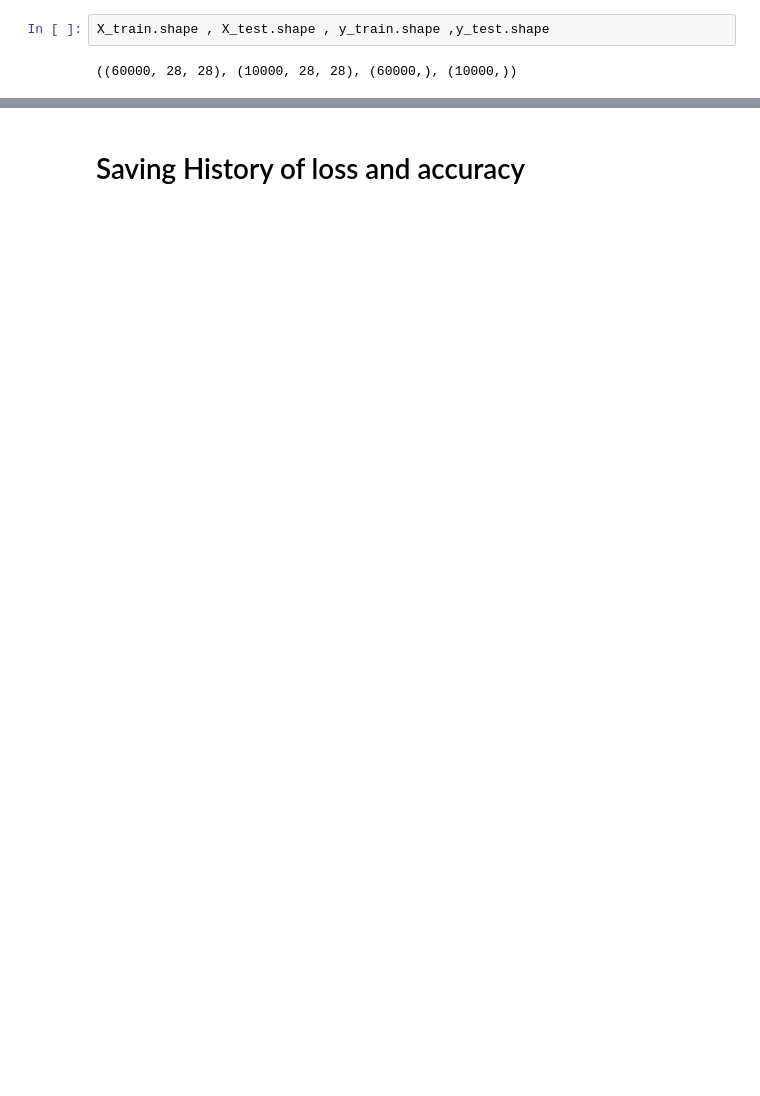
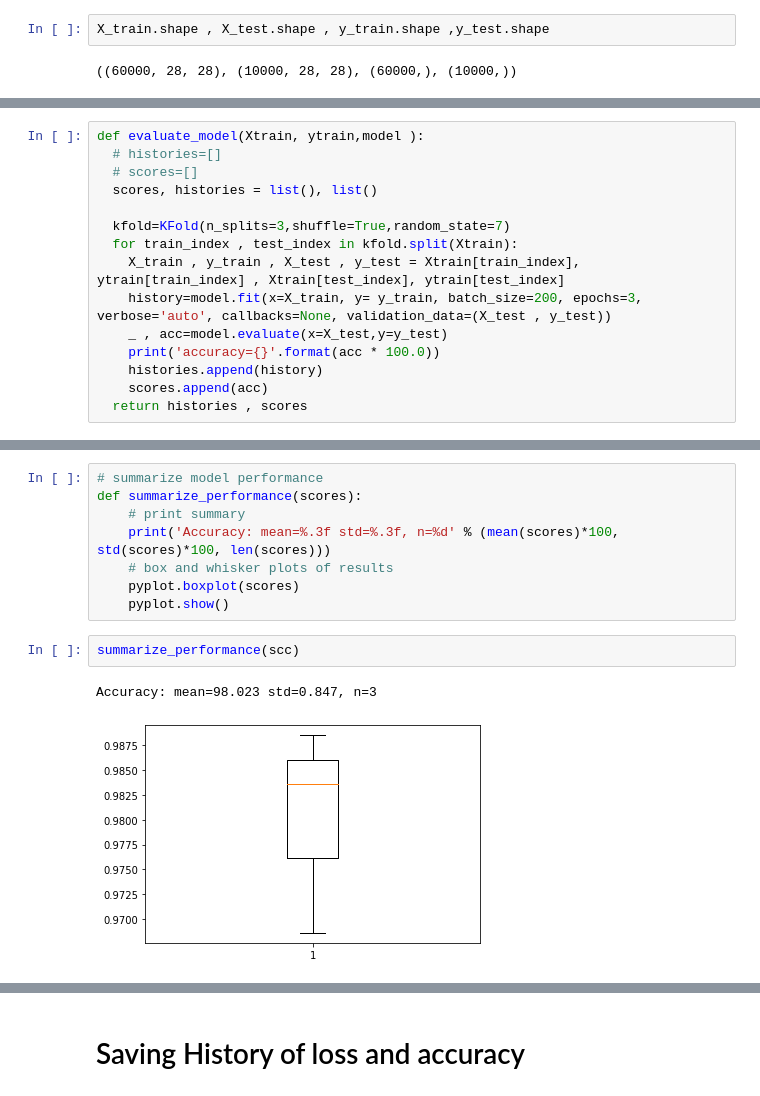
Before and after one commit to rohailkhan/Aj_Deep-Learning-with-Python, a Jupyter notebook: 10_Image_classification_of_hand_written_digits_without_CNN.ipynb, the cells around one changed output, grey strips where cells are left out. Saved outputs shown, nothing was run; the diff lists cells and outputs as text; blank space fills up the shorter version.

```diff
--- a/10_Image_classification_of_hand_written_digits_without_CNN.ipynb
+++ b/10_Image_classification_of_hand_written_digits_without_CNN.ipynb
@@ -63,0 +73,15 @@ model.compile(optimizer='adam',
+# %%
+def evaluate_model(Xtrain, ytrain,model ):
+  # histories=[]
+  # scores=[]
+  scores, histories = list(), list()
+
+  kfold=KFold(n_splits=3,shuffle=True,random_state=7)
+  for train_index , test_index in kfold.split(Xtrain):
+    X_train , y_train , X_test , y_test = Xtrain[train_index], ytrain[train_index] , Xtrain[test_index], ytrain[test_index]
+    history=model.fit(x=X_train, y= y_train, batch_size=200, epochs=3, verbose='auto', callbacks=None, validation_data=(X_test , y_test))
+    _ , acc=model.evaluate(x=X_test,y=y_test)
+    print('accuracy={}'.format(acc * 100.0))
+    histories.append(history)
+    scores.append(acc)
+  return histories , scores
@@ -63,0 +147,13 @@ model.compile(optimizer='adam',
+# %%
+# summarize model performance
+def summarize_performance(scores):
+	# print summary
+	print('Accuracy: mean=%.3f std=%.3f, n=%d' % (mean(scores)*100, std(scores)*100, len(scores)))
+	# box and whisker plots of results
+	pyplot.boxplot(scores)
+	pyplot.show()
+# %%
+summarize_performance(scc)
+# %% [output]
+Accuracy: mean=98.023 std=0.847, n=3
+[figure, added]
```
Also changed, not shown: parts of 49 cells of this notebook.
